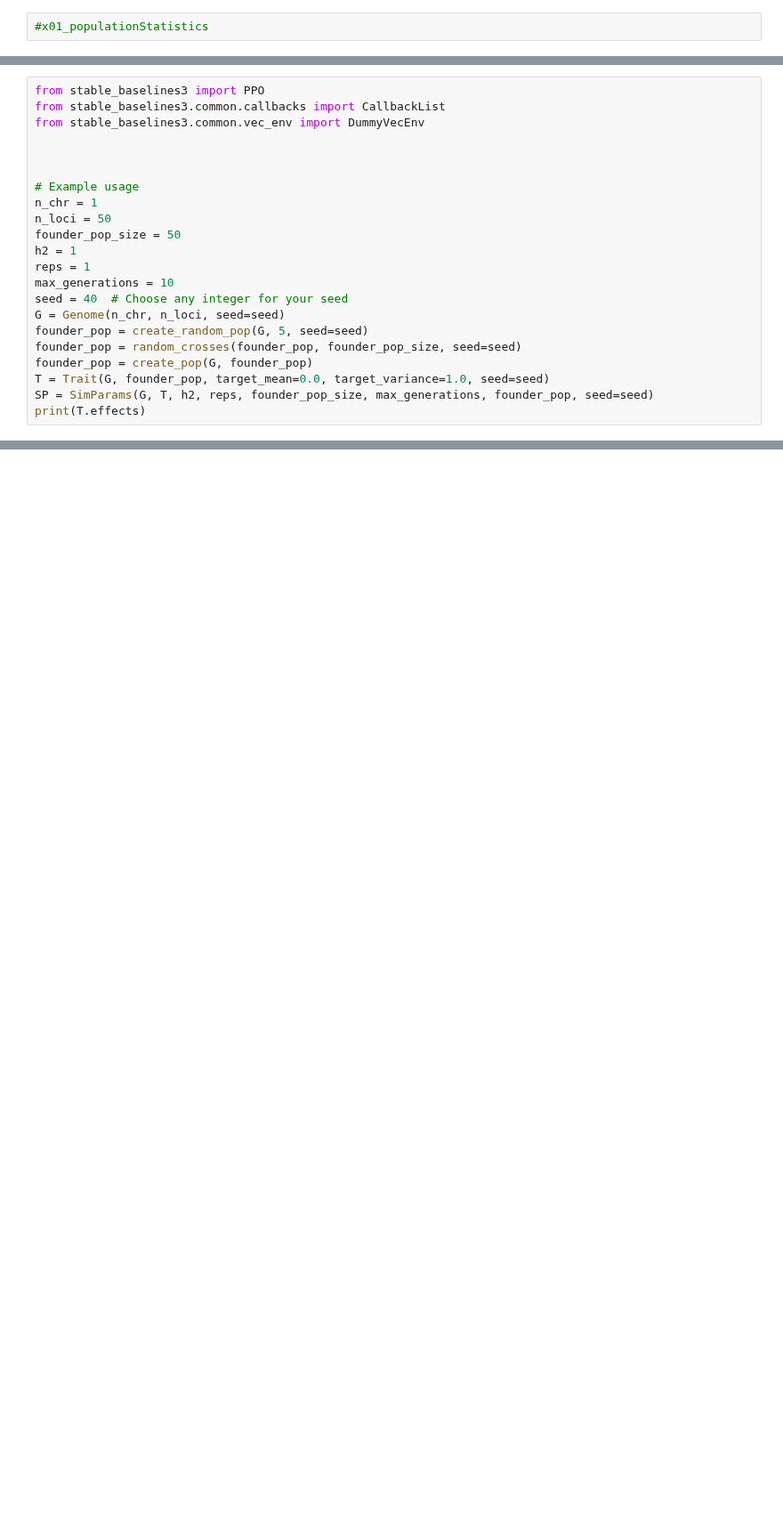
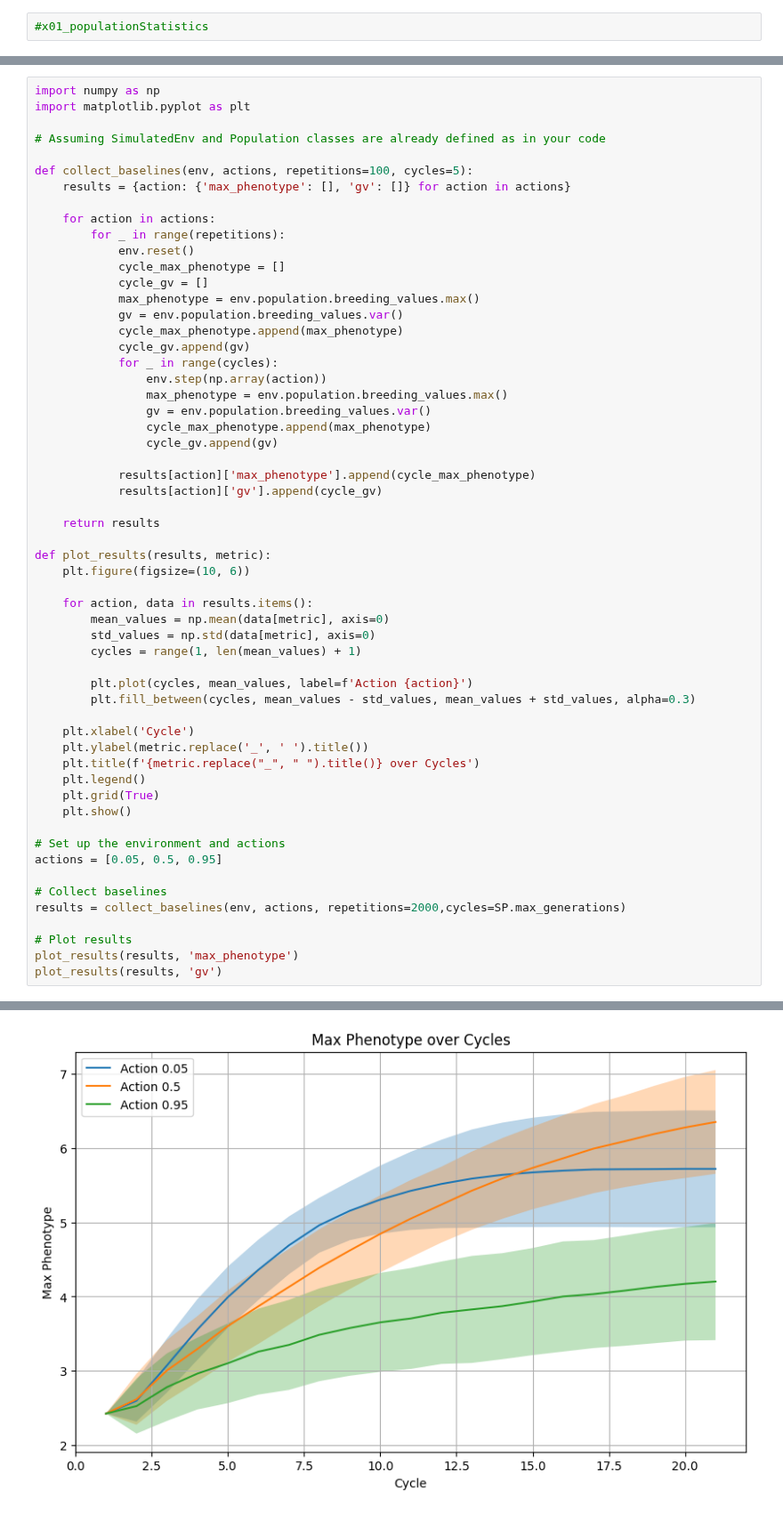
Before and after one commit to cjGO/ChewC, a Jupyter notebook: nbs/02_basicbudget.ipynb, the cells around one changed output, grey strips where cells are left out. Shown at 89% size. Cells and saved outputs as stored; diff of their text form; blank space fills up the shorter version.

```diff
--- a/nbs/02_basicbudget.ipynb
+++ b/nbs/02_basicbudget.ipynb
@@ -561,23 +659,58 @@ combined_callbacks = CallbackList([genetic_variance_callback, action_callback])
 # %%
-from stable_baselines3 import PPO
-from stable_baselines3.common.callbacks import CallbackList
-from stable_baselines3.common.vec_env import DummyVecEnv
+import numpy as np
+import matplotlib.pyplot as plt
 
+# Assuming SimulatedEnv and Population classes are already defined as in your code
 
+def collect_baselines(env, actions, repetitions=100, cycles=5):
+    results = {action: {'max_phenotype': [], 'gv': []} for action in actions}
 
-# Example usage
-n_chr = 1
-n_loci = 50
-founder_pop_size = 50
-h2 = 1
-reps = 1
-max_generations = 10
-seed = 40  # Choose any integer for your seed
-G = Genome(n_chr, n_loci, seed=seed)
-founder_pop = create_random_pop(G, 5, seed=seed)
-founder_pop = random_crosses(founder_pop, founder_pop_size, seed=seed)
-founder_pop = create_pop(G, founder_pop)
-T = Trait(G, founder_pop, target_mean=0.0, target_variance=1.0, seed=seed)
-SP = SimParams(G, T, h2, reps, founder_pop_size, max_generations, founder_pop, seed=seed)
-print(T.effects)
+    for action in actions:
+        for _ in range(repetitions):
+            env.reset()
+            cycle_max_phenotype = []
+            cycle_gv = []
+            max_phenotype = env.population.breeding_values.max()
+            gv = env.population.breeding_values.var()
+            cycle_max_phenotype.append(max_phenotype)
+            cycle_gv.append(gv)
+            for _ in range(cycles):
+                env.step(np.array(action))
+                max_phenotype = env.population.breeding_values.max()
+                gv = env.population.breeding_values.var()
+                cycle_max_phenotype.append(max_phenotype)
+                cycle_gv.append(gv)
+
+            results[action]['max_phenotype'].append(cycle_max_phenotype)
+            results[action]['gv'].append(cycle_gv)
+
+    return results
+
+def plot_results(results, metric):
+    plt.figure(figsize=(10, 6))
+
+    for action, data in results.items():
+        mean_values = np.mean(data[metric], axis=0)
+        std_values = np.std(data[metric], axis=0)
+        cycles = range(1, len(mean_values) + 1)
+
+        plt.plot(cycles, mean_values, label=f'Action {action}')
+        plt.fill_between(cycles, mean_values - std_values, mean_values + std_values, alpha=0.3)
+
+    plt.xlabel('Cycle')
+    plt.ylabel(metric.replace('_', ' ').title())
+    plt.title(f'{metric.replace("_", " ").title()} over Cycles')
+    plt.legend()
+    plt.grid(True)
+    plt.show()
+
+# Set up the environment and actions
+actions = [0.05, 0.5, 0.95]
+
+# Collect baselines
+results = collect_baselines(env, actions, repetitions=2000,cycles=SP.max_generations)
+
+# Plot results
+plot_results(results, 'max_phenotype')
+plot_results(results, 'gv')
 # %% [output]
@@ -590,0 +717 @@ tensor([[ 0.5068,  0.4911,  0.1967, -0.3860, -0.1819,  0.1038, -0.3180,  0.0928,
+[figure, added]
```
Also changed, not shown: parts of 10 cells of this notebook, 1 other file.
